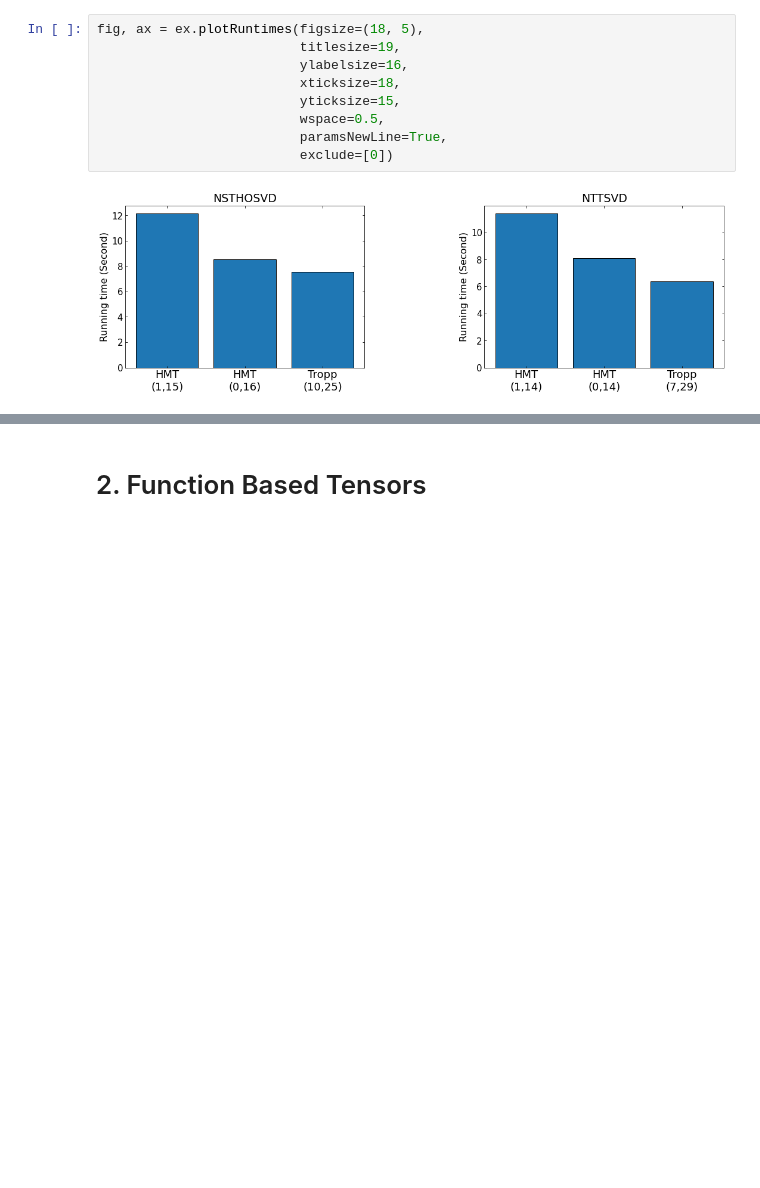
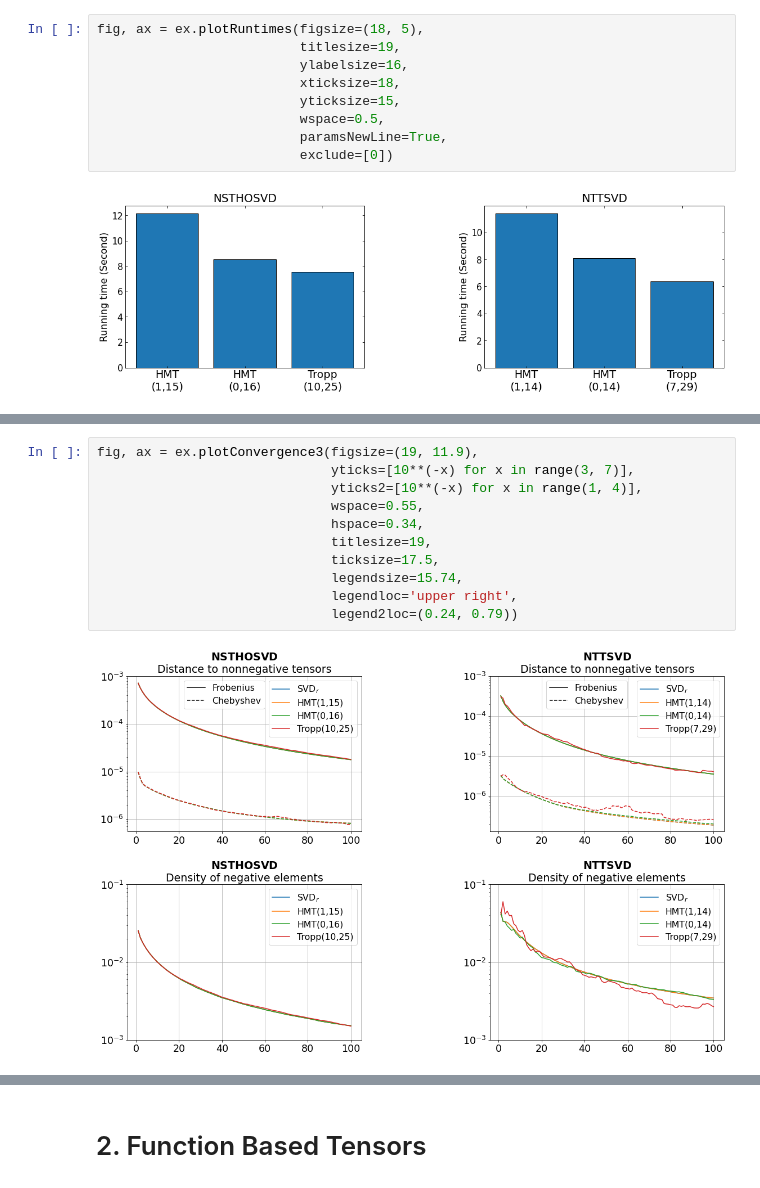
Before and after one commit to azamat11235/NLRTA, a Jupyter notebook: tensor_case.ipynb, the cells around one changed output, grey strips where cells are left out. Drawn from its saved outputs; the diff is of its cells as text; blank space fills up the shorter version.

```diff
--- a/tensor_case.ipynb
+++ b/tensor_case.ipynb
@@ -224,2 +220,15 @@ fig, ax = ex.plotConvergence2(nttsvd=False,
+# %%
+fig, ax = ex.plotConvergence3(figsize=(19, 11.9),
+                              yticks=[10**(-x) for x in range(3, 7)],
+                              yticks2=[10**(-x) for x in range(1, 4)],
+                              wspace=0.55,
+                              hspace=0.34,
+                              titlesize=19,
+                              ticksize=17.5,
+                              legendsize=15.74,
+                              legendloc='upper right',
+                              legend2loc=(0.24, 0.79))
+# %% [output]
+[figure, added]
 # %%
 fig, ax = ex.plotConvergence(nttsvd=False,
```
Also changed, not shown: parts of 39 cells of this notebook, 2 other files.
